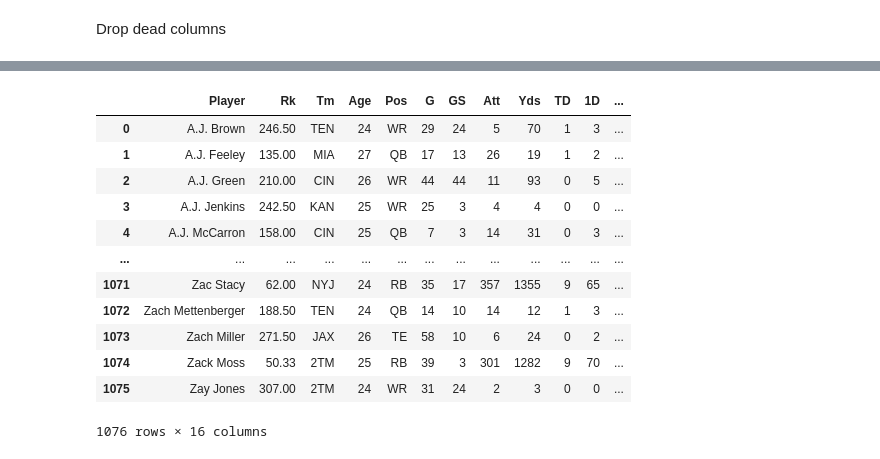
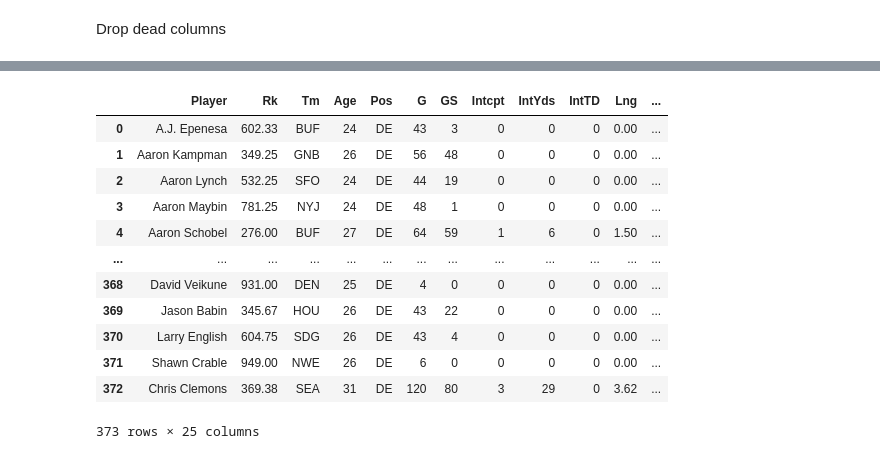
Before and after one commit to r-gram/DS440, a Jupyter notebook: Code/Stats_Cleaning.ipynb, the cells around one changed output, grey strips where cells are left out. Drawn from its saved outputs; the diff is of its cells as text; code cells hidden in the pictures.

```diff
--- a/Code/Stats_Cleaning.ipynb
+++ b/Code/Stats_Cleaning.ipynb
@@ -58,21 +166,24 @@ Drop dead columns
 # %%
 del df[df.columns[0]]
-# %%
-df
-# %% [output]
-|  | Player | Rk | Tm | Age | Pos | G | GS | Att | Yds | TD | 1D | ... |
-| 0 | A.J. Brown | 246.50 | TEN | 24 | WR | 29 | 24 | 5 | 70 | 1 | 3 | ... |
-| 1 | A.J. Feeley | 135.00 | MIA | 27 | QB | 17 | 13 | 26 | 19 | 1 | 2 | ... |
-| 2 | A.J. Green | 210.00 | CIN | 26 | WR | 44 | 44 | 11 | 93 | 0 | 5 | ... |
-| 3 | A.J. Jenkins | 242.50 | KAN | 25 | WR | 25 | 3 | 4 | 4 | 0 | 0 | ... |
-| 4 | A.J. McCarron | 158.00 | CIN | 25 | QB | 7 | 3 | 14 | 31 | 0 | 3 | ... |
-| ... | ... | ... | ... | ... | ... | ... | ... | ... | ... | ... | ... | ... |
-| 1071 | Zac Stacy | 62.00 | NYJ | 24 | RB | 35 | 17 | 357 | 1355 | 9 | 65 | ... |
-| 1072 | Zach Mettenberger | 188.50 | TEN | 24 | QB | 14 | 10 | 14 | 12 | 1 | 3 | ... |
-| 1073 | Zach Miller | 271.50 | JAX | 26 | TE | 58 | 10 | 6 | 24 | 0 | 2 | ... |
-| 1074 | Zack Moss | 50.33 | 2TM | 25 | RB | 39 | 3 | 301 | 1282 | 9 | 70 | ... |
-| 1075 | Zay Jones | 307.00 | 2TM | 24 | WR | 31 | 24 | 2 | 3 | 0 | 0 | ... |
-1076 rows × 16 columns
 # %%
 df.to_csv(ss,index= False)
 #df.to_csv(ss)
+# %%
+## MERGE EXTRA POSITIONS TO RIGHT DF
+ss2 = '/Users/samrioboli/DS440/Data/DE_Dataframe.csv'
+df2 = pd.read_csv(ss2)
+df2
+# %% [output]
+|  | Player | Rk | Tm | Age | Pos | G | GS | Intcpt | IntYds | IntTD | Lng | ... |
+| 0 | A.J. Epenesa | 602.33 | BUF | 24 | DE | 43 | 3 | 0 | 0 | 0 | 0.00 | ... |
+| 1 | Aaron Kampman | 349.25 | GNB | 26 | DE | 56 | 48 | 0 | 0 | 0 | 0.00 | ... |
+| 2 | Aaron Lynch | 532.25 | SFO | 24 | DE | 44 | 19 | 0 | 0 | 0 | 0.00 | ... |
+| 3 | Aaron Maybin | 781.25 | NYJ | 24 | DE | 48 | 1 | 0 | 0 | 0 | 0.00 | ... |
+| 4 | Aaron Schobel | 276.00 | BUF | 27 | DE | 64 | 59 | 1 | 6 | 0 | 1.50 | ... |
+| ... | ... | ... | ... | ... | ... | ... | ... | ... | ... | ... | ... | ... |
+| 368 | David Veikune | 931.00 | DEN | 25 | DE | 4 | 0 | 0 | 0 | 0 | 0.00 | ... |
+| 369 | Jason Babin | 345.67 | HOU | 26 | DE | 43 | 22 | 0 | 0 | 0 | 0.00 | ... |
+| 370 | Larry English | 604.75 | SDG | 26 | DE | 43 | 4 | 0 | 0 | 0 | 0.00 | ... |
+| 371 | Shawn Crable | 949.00 | NWE | 26 | DE | 6 | 0 | 0 | 0 | 0 | 0.00 | ... |
+| 372 | Chris Clemons | 369.38 | SEA | 31 | DE | 120 | 80 | 3 | 29 | 0 | 3.62 | ... |
+373 rows × 25 columns
```
Also changed, not shown: parts of 19 cells of this notebook.
